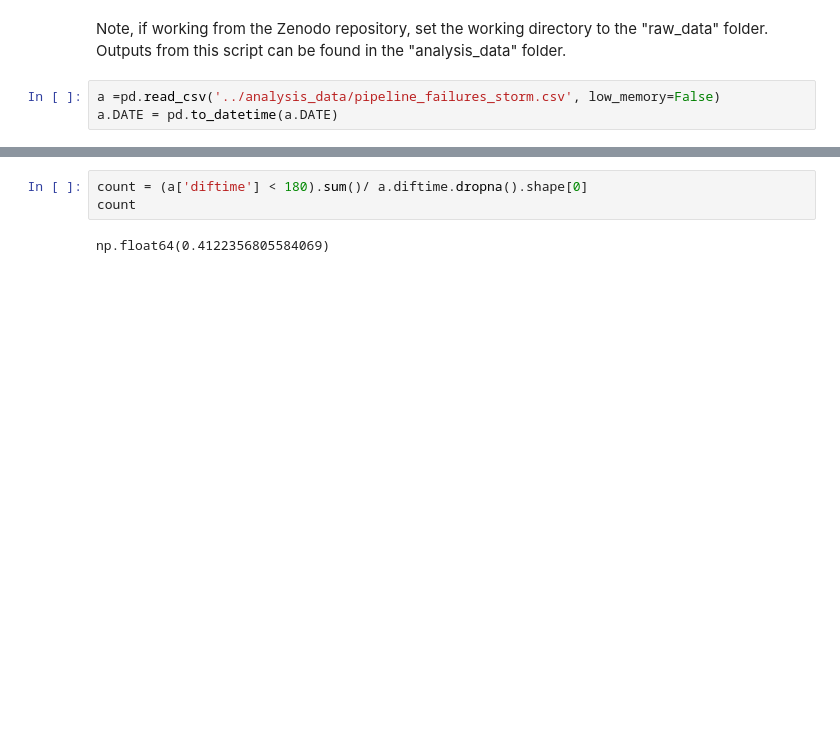
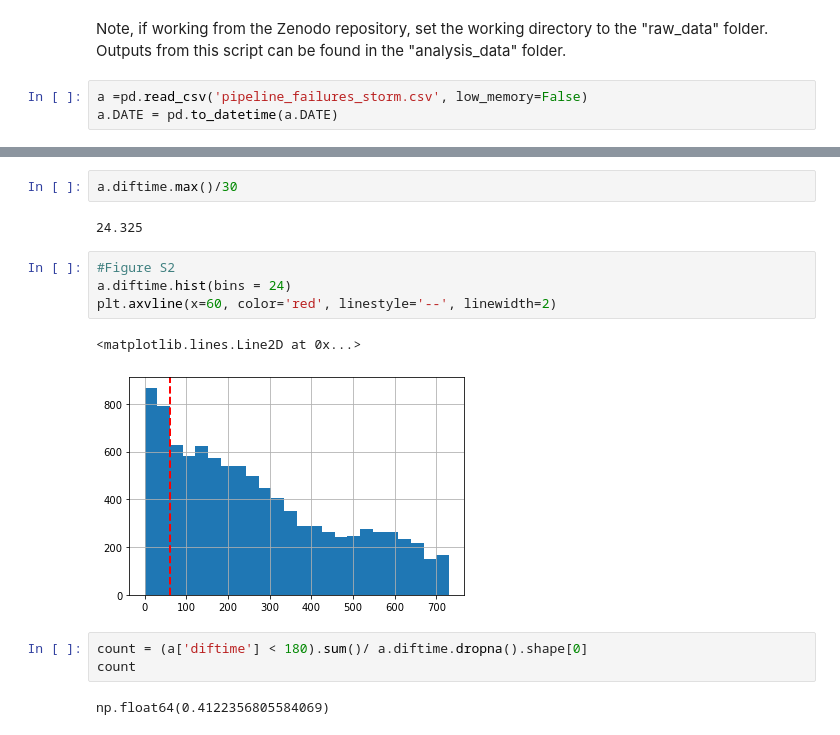
Before and after one commit to LizCarter492/TCPipeline, a Jupyter notebook: code/1_formatData.ipynb, the cells around one changed output, grey strips where cells are left out. Saved outputs shown, nothing was run; the diff lists cells and outputs as text; blank space fills up the shorter version.

```diff
--- a/code/1_formatData.ipynb
+++ b/code/1_formatData.ipynb
@@ -40,7 +30,7 @@ import os
 # %% [markdown]
 Note, if working from the Zenodo repository, set the working directory to the "raw_data" folder. Outputs from this script can be found in the "analysis_data" folder.
 # %%
-a =pd.read_csv('../analysis_data/pipeline_failures_storm.csv', low_memory=False)
+a =pd.read_csv('pipeline_failures_storm.csv', low_memory=False)
 a.DATE = pd.to_datetime(a.DATE)
 # %%
 a.columns
@@ -72,3 +63,14 @@ a.diftime.hist(bins = 25)
+# %%
+a.diftime.max()/30
+# %% [output]
+24.325
+# %%
+#Figure S2
+a.diftime.hist(bins = 24)
+plt.axvline(x=60, color='red', linestyle='--', linewidth=2)
+# %% [output]
+<matplotlib.lines.Line2D at 0x...>
+[figure, added]
 # %%
 count = (a['diftime'] < 180).sum()/ a.diftime.dropna().shape[0]
 count
```
Also changed, not shown: parts of 10 cells of this notebook, 35 other files.
